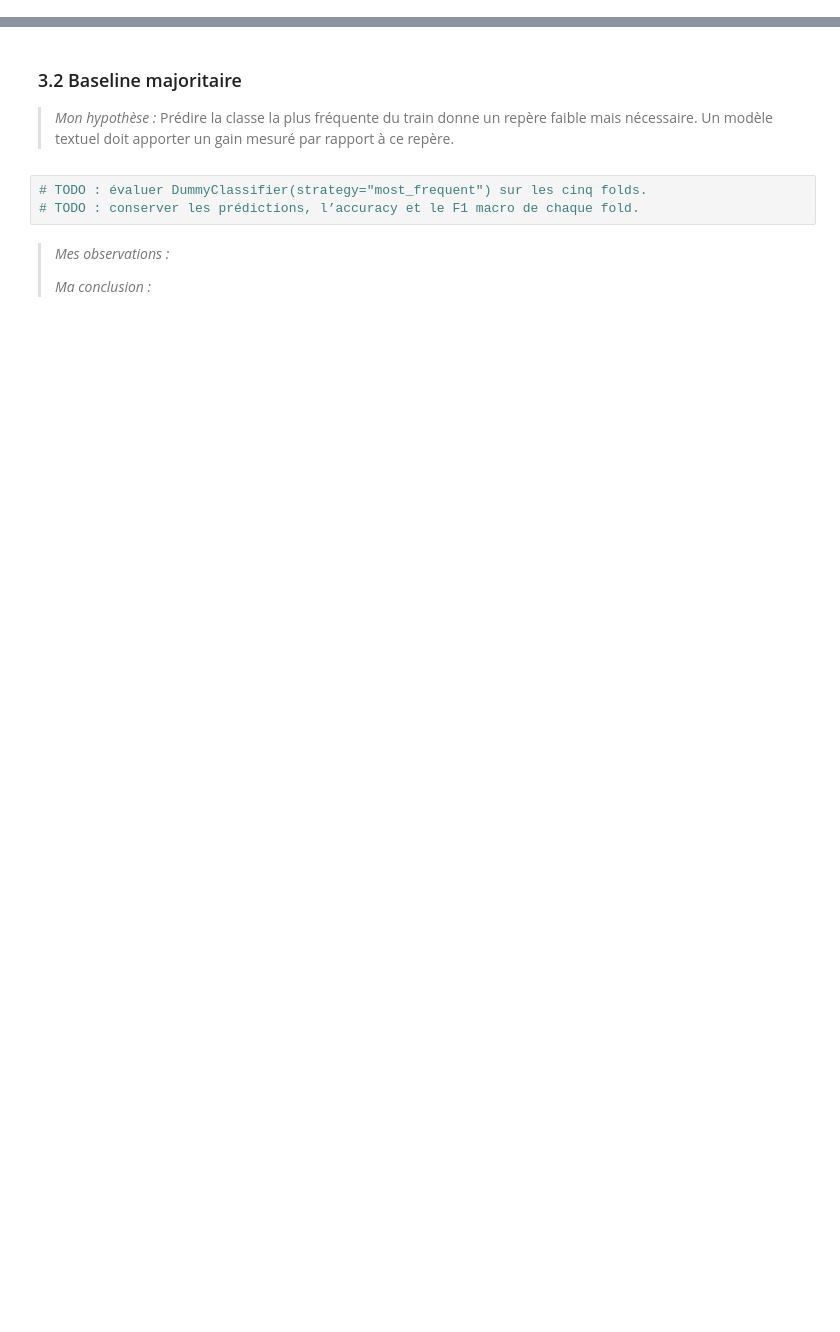
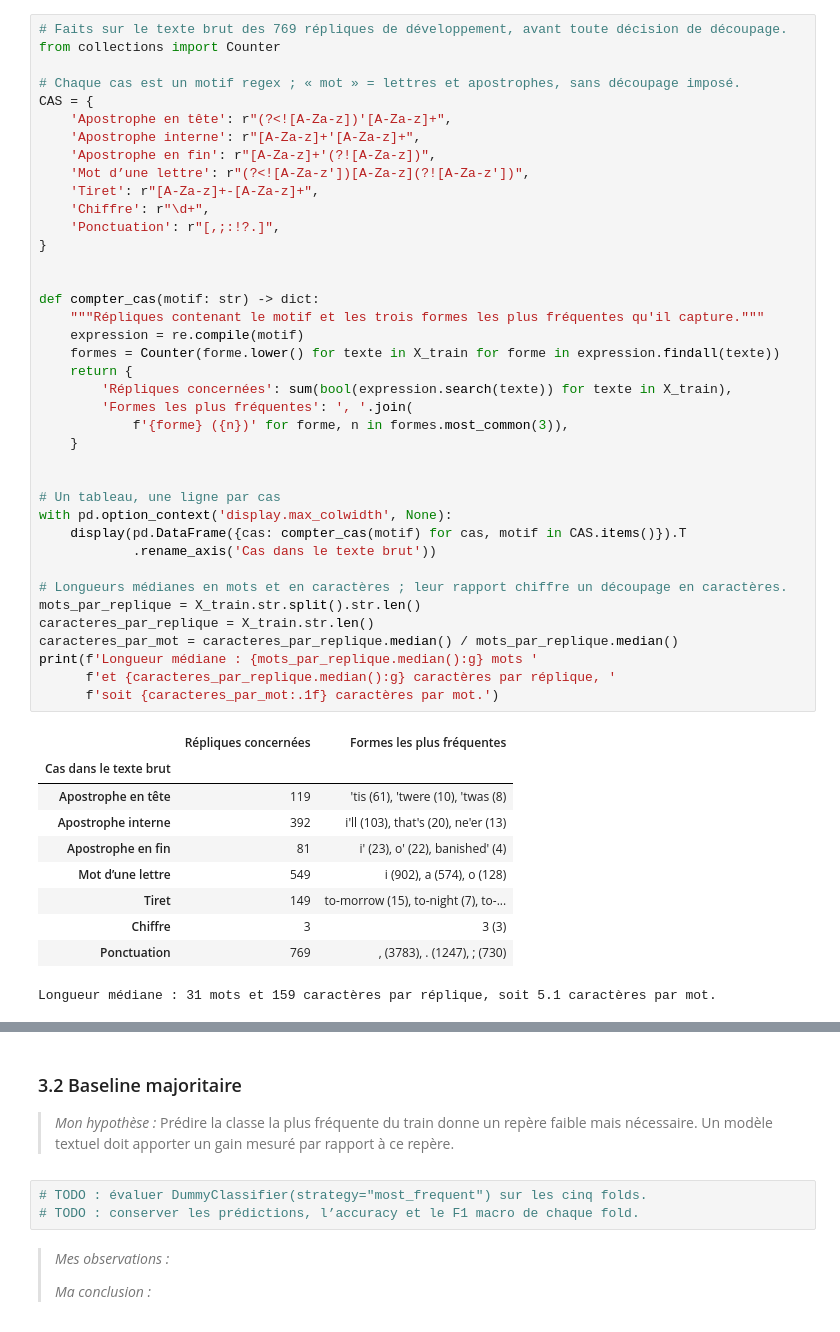
Before and after one commit to mcrayssac/ING3_IAA_GB_NLP, a Jupyter notebook: TP2_NLP_deep_learning.ipynb, the cells around one changed output, grey strips where cells are left out. Drawn from its saved outputs; the diff is of its cells as text; blank space fills up the shorter version.

```diff
--- a/TP2_NLP_deep_learning.ipynb
+++ b/TP2_NLP_deep_learning.ipynb
@@ -115,0 +278,50 @@ Je réutilise aussi le même découpage interne pour les trois réseaux. Je rapp
+# %%
+# Faits sur le texte brut des 769 répliques de développement, avant toute décision de découpage.
+from collections import Counter
+
+# Chaque cas est un motif regex ; « mot » = lettres et apostrophes, sans découpage imposé.
+CAS = {
+    'Apostrophe en tête': r"(?<![A-Za-z])'[A-Za-z]+",
+    'Apostrophe interne': r"[A-Za-z]+'[A-Za-z]+",
+    'Apostrophe en fin': r"[A-Za-z]+'(?![A-Za-z])",
+    'Mot d’une lettre': r"(?<![A-Za-z'])[A-Za-z](?![A-Za-z'])",
+    'Tiret': r"[A-Za-z]+-[A-Za-z]+",
+    'Chiffre': r"\d+",
+    'Ponctuation': r"[,;:!?.]",
+}
+
+
+def compter_cas(motif: str) -> dict:
+    """Répliques contenant le motif et les trois formes les plus fréquentes qu'il capture."""
+    expression = re.compile(motif)
+    formes = Counter(forme.lower() for texte in X_train for forme in expression.findall(texte))
+    return {
+        'Répliques concernées': sum(bool(expression.search(texte)) for texte in X_train),
+        'Formes les plus fréquentes': ', '.join(
+            f'{forme} ({n})' for forme, n in formes.most_common(3)),
+    }
+
+
+# Un tableau, une ligne par cas
+with pd.option_context('display.max_colwidth', None):
+    display(pd.DataFrame({cas: compter_cas(motif) for cas, motif in CAS.items()}).T
+            .rename_axis('Cas dans le texte brut'))
+
+# Longueurs médianes en mots et en caractères ; leur rapport chiffre un découpage en caractères.
+mots_par_replique = X_train.str.split().str.len()
+caracteres_par_replique = X_train.str.len()
+caracteres_par_mot = caracteres_par_replique.median() / mots_par_replique.median()
+print(f'Longueur médiane : {mots_par_replique.median():g} mots '
+      f'et {caracteres_par_replique.median():g} caractères par réplique, '
+      f'soit {caracteres_par_mot:.1f} caractères par mot.')
+# %% [output]
+|  | Répliques concernées | Formes les plus fréquentes |
+| Cas dans le texte brut |  |  |
+| Apostrophe en tête | 119 | 'tis (61), 'twere (10), 'twas (8) |
+| Apostrophe interne | 392 | i'll (103), that's (20), ne'er (13) |
+| Apostrophe en fin | 81 | i' (23), o' (22), banished' (4) |
+| Mot d’une lettre | 549 | i (902), a (574), o (128) |
+| Tiret | 149 | to-morrow (15), to-night (7), to-... |
+| Chiffre | 3 | 3 (3) |
+| Ponctuation | 769 | , (3783), . (1247), ; (730) |
+Longueur médiane : 31 mots et 159 caractères par réplique, soit 5.1 caractères par mot.
```
Also changed, not shown: parts of 42 cells of this notebook.
